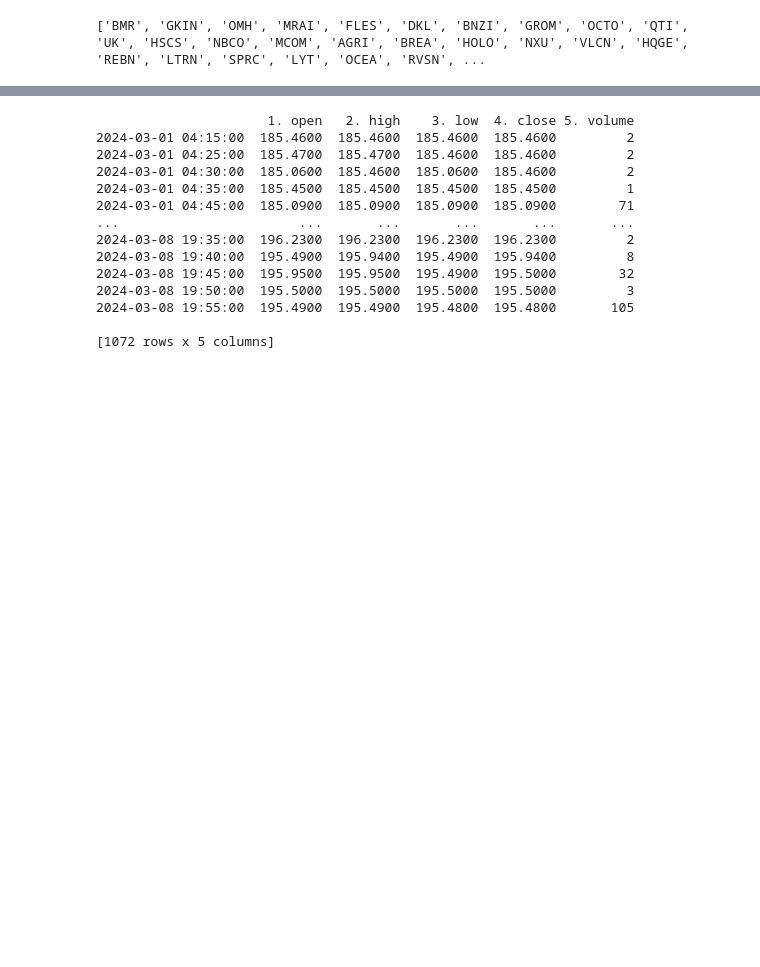
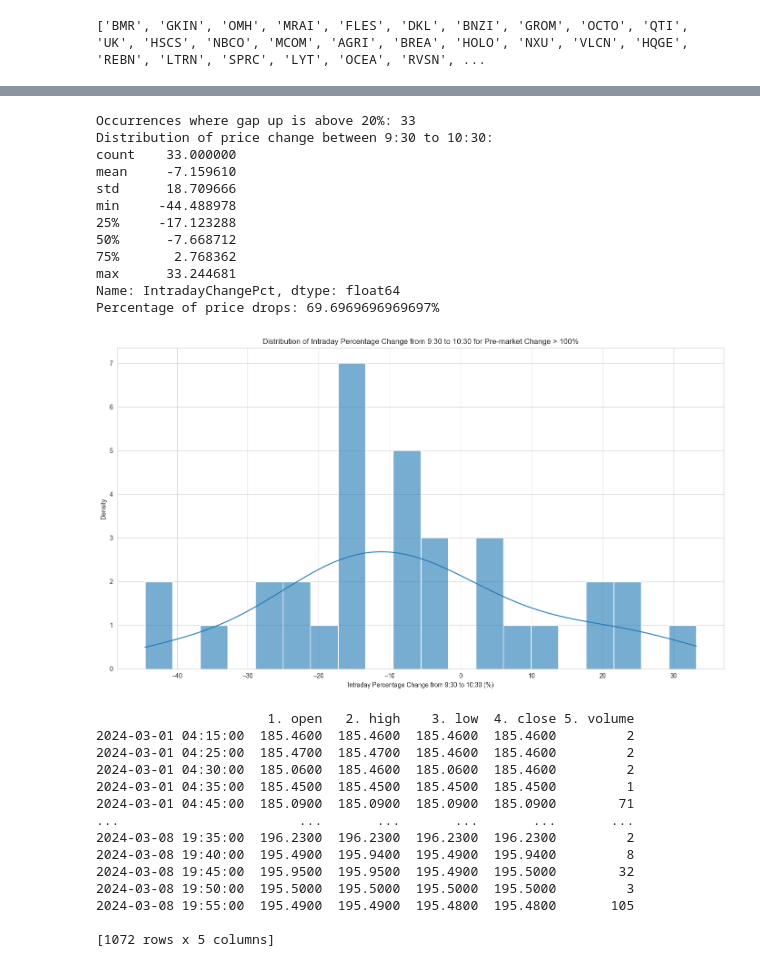
Before and after one commit to zhang2wl/StockScreener, a Jupyter notebook: src/daytrade.ipynb, the cells around one changed output, grey strips where cells are left out. Saved outputs shown, nothing was run; the diff lists cells and outputs as text; code cells hidden in the pictures; blank space fills up the shorter version.

```diff
--- a/src/daytrade.ipynb
+++ b/src/daytrade.ipynb
@@ -186,3 +385,77 @@ Index: []
+# %%
+import pandas as pd
+import matplotlib.pyplot as plt
+import seaborn as sns
+
+# Initialize a DataFrame to store all filtered data
+gap_up_data = pd.DataFrame()
+gap_down_data = pd.DataFrame()
+
+# Iterate through each ticker
+price_moved_down = 0
+
+for ticker in success_list:
+    df = pd.read_csv(f'{ticker}.csv')
+
+    # Ensure 'Date' is in datetime format
+    df['Date'] = pd.to_datetime(df['Date'])
+
+    # Filter for days where pre-market change > 20%, for this ticker
+    df_filtered = df[df['Gap Percentage'] > 100]
+    # Add this ticker's filtered data to the aggregate DataFrame
+    gap_up_data = pd.concat([gap_up_data, df_filtered])
+
+    # Filter for days where pre-market change > 20%, for this ticker
+    df_filtered = df[df['Gap Percentage'] < -20]
+    # Add this ticker's filtered data to the aggregate DataFrame
+    gap_down_data = pd.concat([gap_down_data, df_filtered])
+
+# Calculate the 'IntradayChangePct' dynamically
+gap_up_data['IntradayChangePct'] = ((gap_up_data['10:30 Price'] - gap_up_data['9:30 Price']) / gap_up_data['9:30 Price']) * 100
+gap_down_data['IntradayChangePct'] = ((gap_down_data['10:30 Price'] - gap_down_data['9:30 Price']) / gap_down_data['9:30 Price']) * 100
+
+# Calculate the distribution of price changes
+price_change_distribution = gap_up_data['IntradayChangePct'].describe()
+
+# Determine the percentage of price drops (negative price change)
+price_drops = gap_up_data[gap_up_data['IntradayChangePct'] < 0]
+percentage_price_drops = (len(price_drops) / len(gap_up_data)) * 100 if len(gap_up_data) > 0 else 0
+
+# Print the results
+print(f"Occurrences where gap up is above 20%: {len(gap_up_data)}")
+print("Distribution of price change between 9:30 to 10:30:")
+print(price_change_distribution)
+print(f"Percentage of price drops: {percentage_price_drops}%\n")
+
+# Set the aesthetic style of the plots
+sns.set_style("whitegrid")
+
+plt.figure(figsize=(14, 8))
+plt.title('Distribution of Intraday Percentage Change from 9:30 to 10:30 for Pre-market Change > 100%')
+
+# Plot the distribution for each ticker
+# for ticker in gap_up_data['Ticker'].unique():
+sns.histplot(gap_up_data['IntradayChangePct'], kde=True, label=ticker, bins=20, alpha=0.6)
+
+plt.xlabel('Intraday Percentage Change from 9:30 to 10:30 (%)')
+plt.ylabel('Density')
+# plt.legend(title='Ticker')
+plt.tight_layout()
+plt.show()
+# %% [output]
+Occurrences where gap up is above 20%: 33
+Distribution of price change between 9:30 to 10:30:
+count    33.000000
+mean     -7.159610
+std      18.709666
+min     -44.488978
+25%     -17.123288
+50%      -7.668712
+75%       2.768362
+max      33.244681
+Name: IntradayChangePct, dtype: float64
+Percentage of price drops: 69.6969696969697%
+[figure, added]
 # %%
 print(df)
 # %% [output]
```
Also changed, not shown: parts of 8 cells of this notebook, 2 other files.
